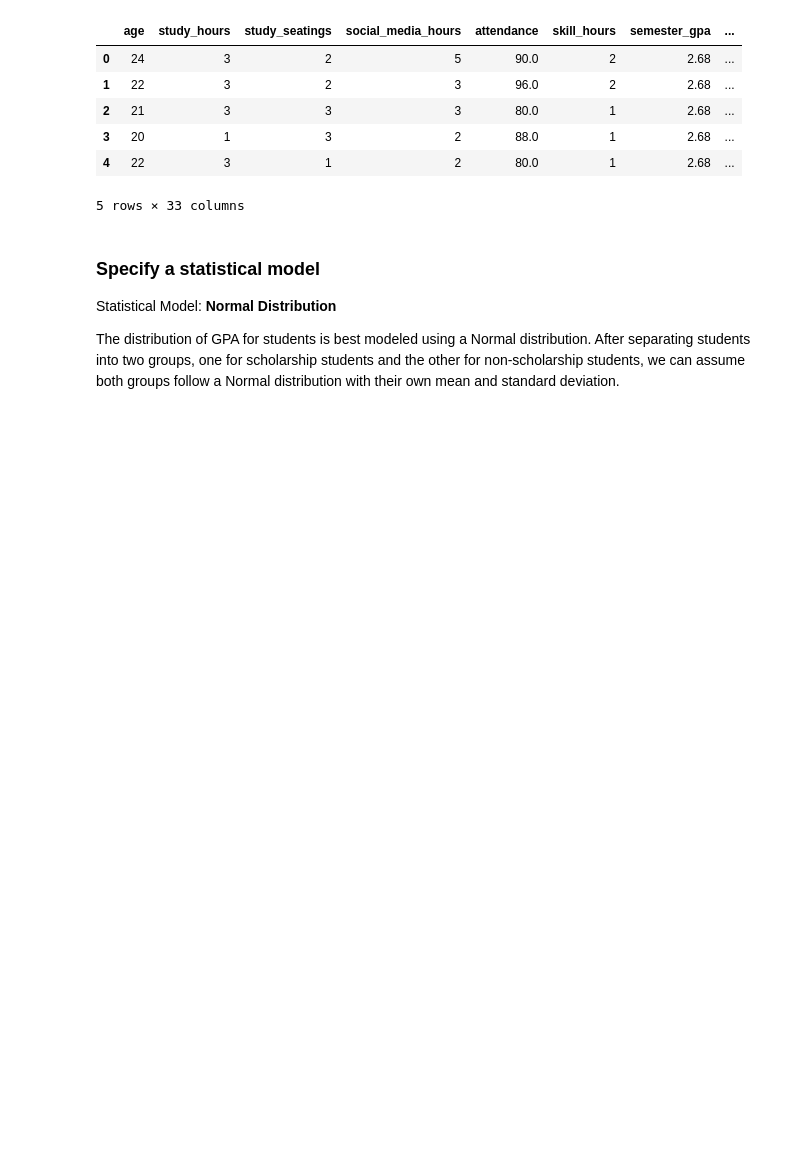
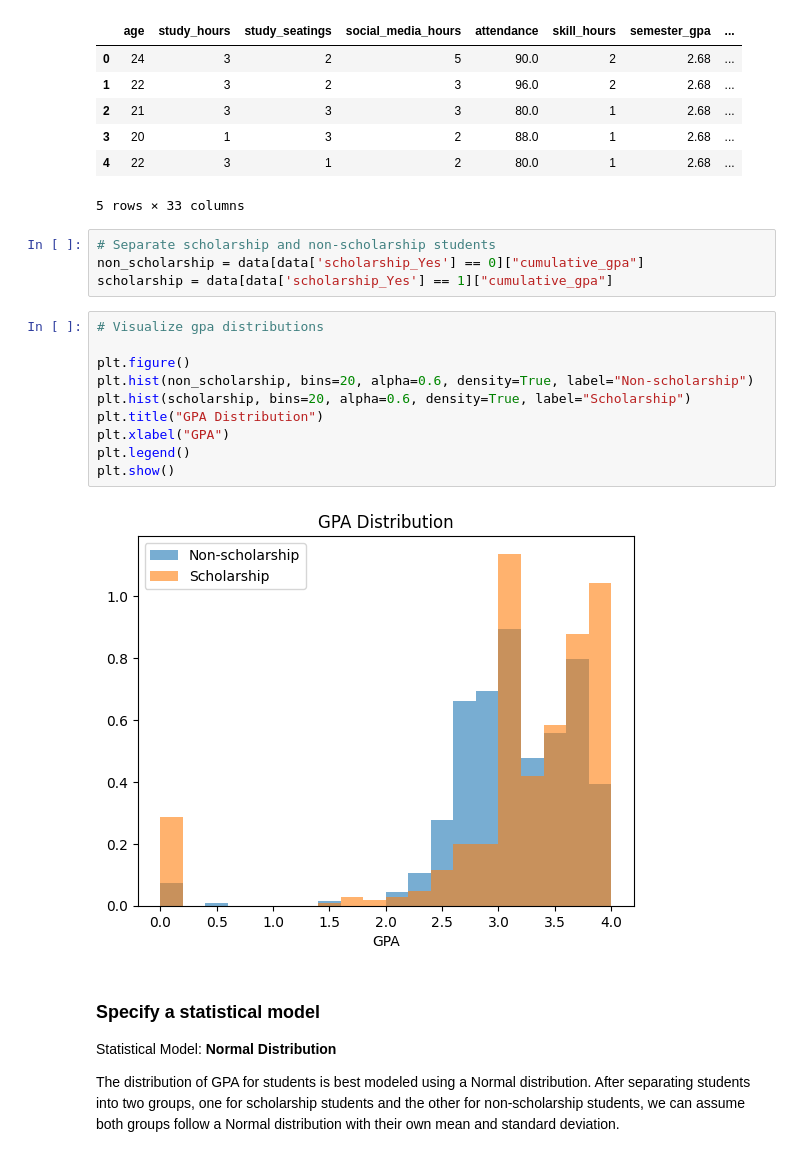
Before and after one commit to benberinsky/ds3026-final-project, a Jupyter notebook: scripts/likelihood_and_estimation.ipynb, the cells around one changed output. Saved outputs shown, nothing was run; the diff lists cells and outputs as text; blank space fills up the shorter version.

```diff
--- a/scripts/likelihood_and_estimation.ipynb
+++ b/scripts/likelihood_and_estimation.ipynb
@@ -25,6 +26,22 @@ data.head()
 | 3 | 20 | 1 | 3 | 2 | 88.0 | 1 | 2.68 | ... |
 | 4 | 22 | 3 | 1 | 2 | 80.0 | 1 | 2.68 | ... |
 5 rows × 33 columns
+# %%
+# Separate scholarship and non-scholarship students
+non_scholarship = data[data['scholarship_Yes'] == 0]["cumulative_gpa"]
+scholarship = data[data['scholarship_Yes'] == 1]["cumulative_gpa"]
+# %%
+# Visualize gpa distributions
+
+plt.figure()
+plt.hist(non_scholarship, bins=20, alpha=0.6, density=True, label="Non-scholarship")
+plt.hist(scholarship, bins=20, alpha=0.6, density=True, label="Scholarship")
+plt.title("GPA Distribution")
+plt.xlabel("GPA")
+plt.legend()
+plt.show()
+# %% [output]
+[figure, added]
 # %% [markdown]
 ### Specify a statistical model
 
```
Also changed, not shown: parts of 9 cells of this notebook, 1 other file.
